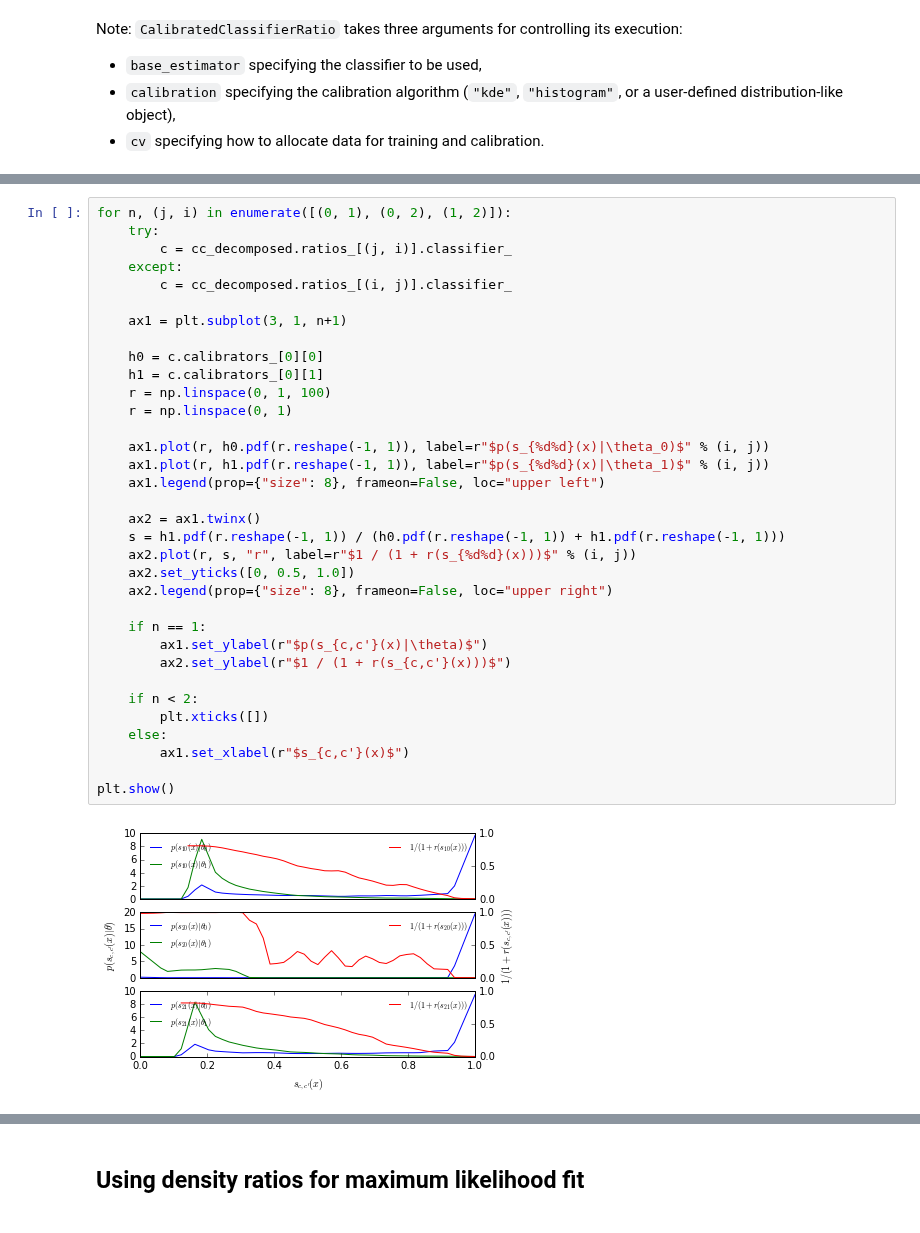
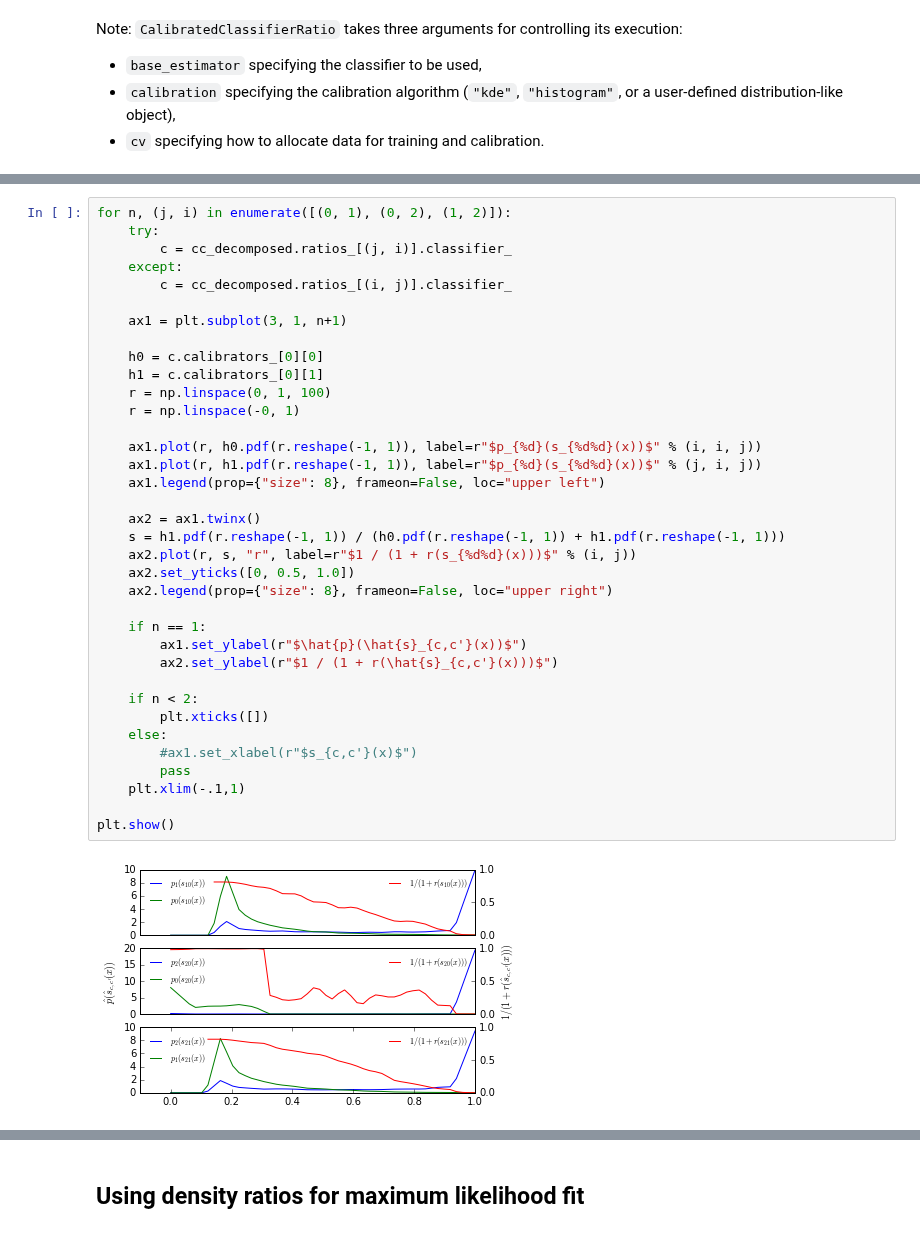
Before and after one commit to diana-hep/carl, a Jupyter notebook: examples/Approximating likelihood ratios with calibrated classifiers.ipynb, the cells around one changed output, grey strips where cells are left out. Drawn from its saved outputs; the diff is of its cells as text.

Commit message:
adjust legend

```diff
--- a/examples/Approximating likelihood ratios with calibrated classifiers.ipynb
+++ b/examples/Approximating likelihood ratios with calibrated classifiers.ipynb
@@ -119,39 +119,41 @@ plt.ylabel("s(x)")
 # %%
 for n, (j, i) in enumerate([(0, 1), (0, 2), (1, 2)]):
     try:
         c = cc_decomposed.ratios_[(j, i)].classifier_
     except:
         c = cc_decomposed.ratios_[(i, j)].classifier_
 
     ax1 = plt.subplot(3, 1, n+1)
 
     h0 = c.calibrators_[0][0]
     h1 = c.calibrators_[0][1]
     r = np.linspace(0, 1, 100)
-    r = np.linspace(0, 1)
+    r = np.linspace(-0, 1)
 
-    ax1.plot(r, h0.pdf(r.reshape(-1, 1)), label=r"$p(s_{%d%d}(x)|\theta_0)$" % (i, j))
-    ax1.plot(r, h1.pdf(r.reshape(-1, 1)), label=r"$p(s_{%d%d}(x)|\theta_1)$" % (i, j))
+    ax1.plot(r, h0.pdf(r.reshape(-1, 1)), label=r"$p_{%d}(s_{%d%d}(x))$" % (i, i, j))
+    ax1.plot(r, h1.pdf(r.reshape(-1, 1)), label=r"$p_{%d}(s_{%d%d}(x))$" % (j, i, j))
     ax1.legend(prop={"size": 8}, frameon=False, loc="upper left")
 
     ax2 = ax1.twinx()
     s = h1.pdf(r.reshape(-1, 1)) / (h0.pdf(r.reshape(-1, 1)) + h1.pdf(r.reshape(-1, 1)))
     ax2.plot(r, s, "r", label=r"$1 / (1 + r(s_{%d%d}(x)))$" % (i, j))
     ax2.set_yticks([0, 0.5, 1.0])
     ax2.legend(prop={"size": 8}, frameon=False, loc="upper right")
 
     if n == 1:
-        ax1.set_ylabel(r"$p(s_{c,c'}(x)|\theta)$")
-        ax2.set_ylabel(r"$1 / (1 + r(s_{c,c'}(x)))$")
+        ax1.set_ylabel(r"$\hat{p}(\hat{s}_{c,c'}(x))$")
+        ax2.set_ylabel(r"$1 / (1 + r(\hat{s}_{c,c'}(x)))$")
 
     if n < 2:
         plt.xticks([])
     else:
-        ax1.set_xlabel(r"$s_{c,c'}(x)$")
+        #ax1.set_xlabel(r"$s_{c,c'}(x)$")
+        pass
+    plt.xlim(-.1,1)
 
 plt.show()
 # %% [output]
-[figure, old version]
+[figure, new version]
 # %%
 g.set_value(bump_coefficient)
 X0 = p0.rvs(200000)
```
Also changed, not shown: parts of 4 cells of this notebook.
